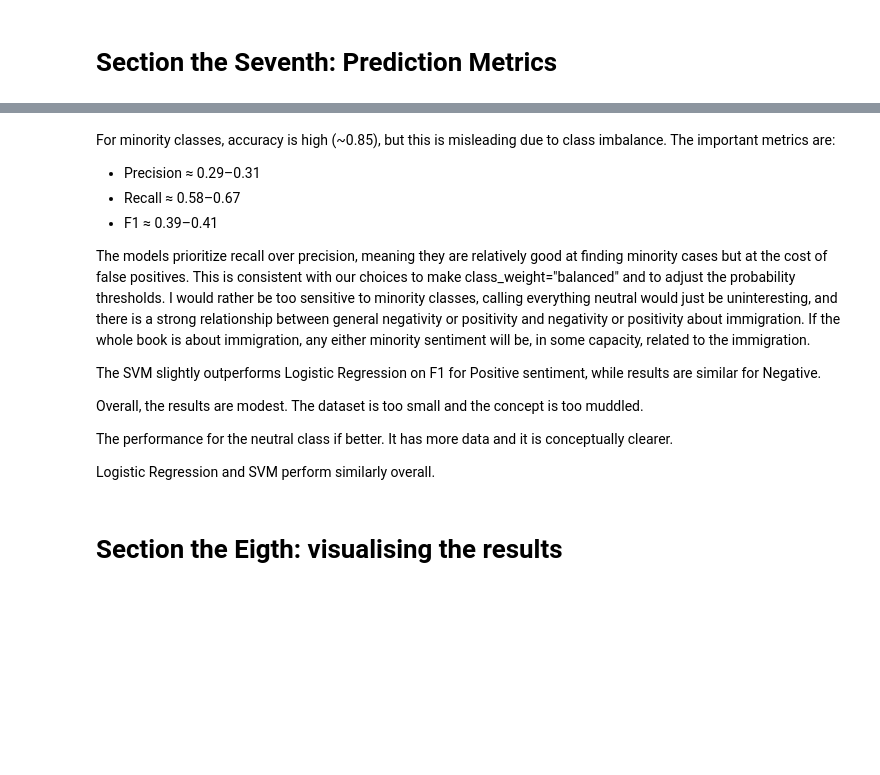
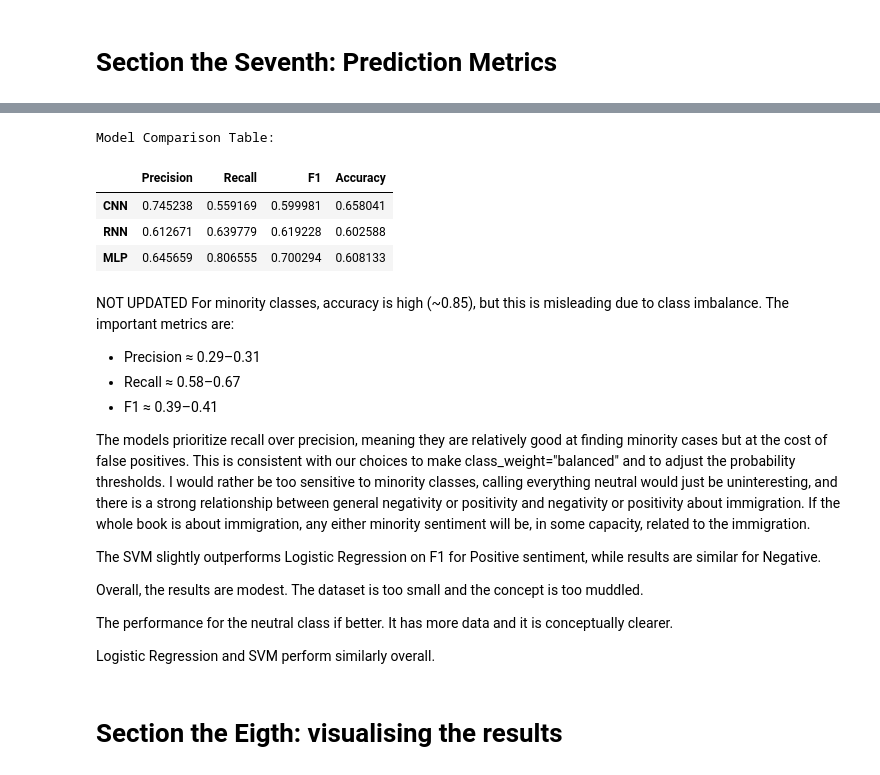
Before and after one commit to SS-Bird/dear-canada-ml-, a Jupyter notebook: the_pipe.ipynb, the cells around one changed output, grey strips where cells are left out. Saved outputs shown, nothing was run; the diff lists cells and outputs as text; code cells hidden in the pictures; blank space fills up the shorter version.

```diff
--- a/the_pipe.ipynb
+++ b/the_pipe.ipynb
@@ -536,27 +752,9 @@ Cross-validation will be performed on the training set in Section 6 to support m
 # %%
 from sklearn.model_selection import train_test_split
 
-
-X_train, X_test, y_pos_train, y_pos_test = train_test_split(
-    X, y_pos,
-    test_size=0.2,  # 80% training, 20% testing
-    random_state=42,    # for reproducibility
-    stratify=y_pos     # # Stratify to preserve class balance bc
+X_train_embeddings, X_test_embeddings, y_train, y_test = train_test_split(
+    X_embeddings,
+    y,
+    test_size=0.2,
+    random_state=42
 )
-
-_, _, y_neg_train, y_neg_test = train_test_split(
-    X, y_neg,
-    test_size=0.2,
-    random_state=42,
-    stratify=y_neg
-)
-
-_, _, y_neu_train, y_neu_test = train_test_split(
-    X, y_neu,
-    test_size=0.2,
-    random_state=42,
-)                       # not stratifying bc the neutral class is the majority
-
-
-print("Training feature shape:", X_train.shape)
-print("Test feature shape:", X_test.shape)
@@ -918,5 +1048,22 @@ F1 Score : 0.9198
+# %%
+import pandas as pd
+
+cnn_table = pd.DataFrame([cnn_results], index=["CNN"])
+rnn_table = pd.DataFrame([rnn_results], index=["RNN"])
+mlp_table = pd.DataFrame([mlp_results], index=["MLP"])
+
+final_table = pd.concat([cnn_table, rnn_table, mlp_table])
+
+print("Model Comparison Table:")
+display(final_table)
+# %% [output]
+Model Comparison Table:
+|  | Precision | Recall | F1 | Accuracy |
+| CNN | 0.745238 | 0.559169 | 0.599981 | 0.658041 |
+| RNN | 0.612671 | 0.639779 | 0.619228 | 0.602588 |
+| MLP | 0.645659 | 0.806555 | 0.700294 | 0.608133 |
 # %% [markdown]
-
+NOT UPDATED
 For minority classes, accuracy is high (~0.85), but this is misleading due to class imbalance. The important metrics are:
 * Precision ≈ 0.29–0.31
 * Recall ≈ 0.58–0.67
```
Also changed, not shown: parts of 50 cells of this notebook, 48 other files.
